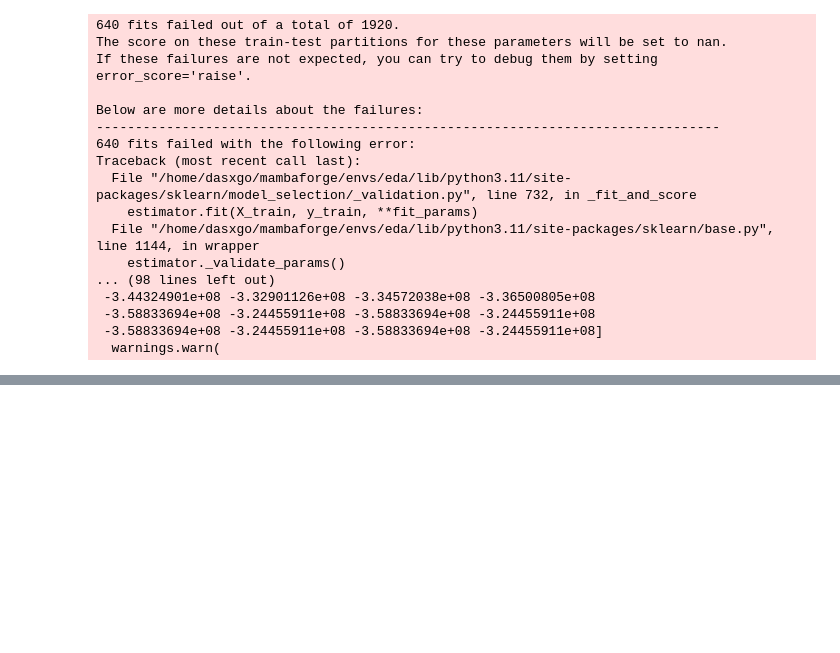
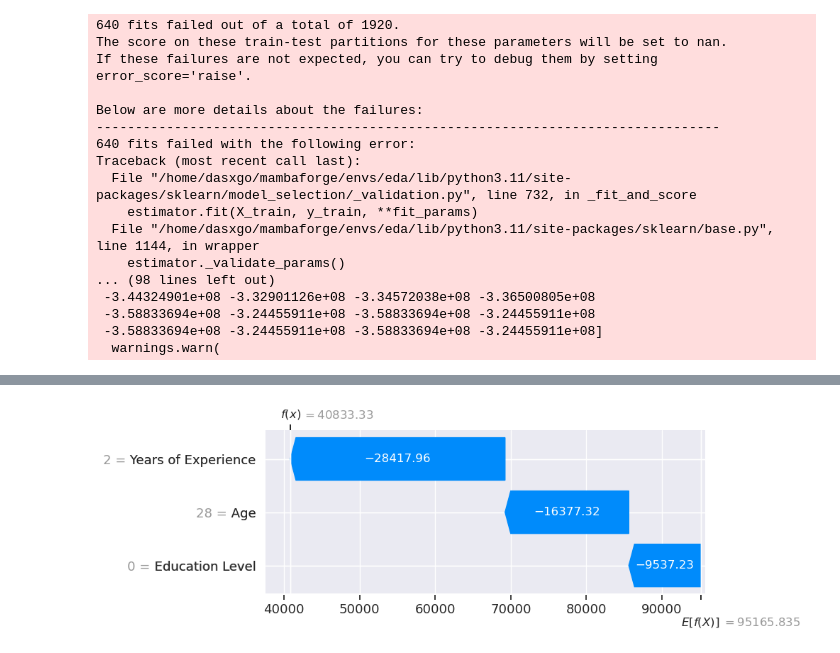
Before and after one commit to dasxgo/analytics-hub, a Jupyter notebook: notebooks/industry-salary.ipynb, the cells around one changed output, grey strips where cells are left out. Saved outputs shown, nothing was run; the diff lists cells and outputs as text; code cells hidden in the pictures; blank space fills up the shorter version.

```diff
--- a/notebooks/industry-salary.ipynb
+++ b/notebooks/industry-salary.ipynb
@@ -353,0 +407,6 @@ Traceback (most recent call last):
+# %%
+explainer = shap.Explainer(dtree, X_test)
+shap_values = explainer(X_test)
+shap.plots.waterfall(shap_values[0])
+# %% [output]
+[figure, added]
```
Also changed, not shown: parts of 4 cells of this notebook.
